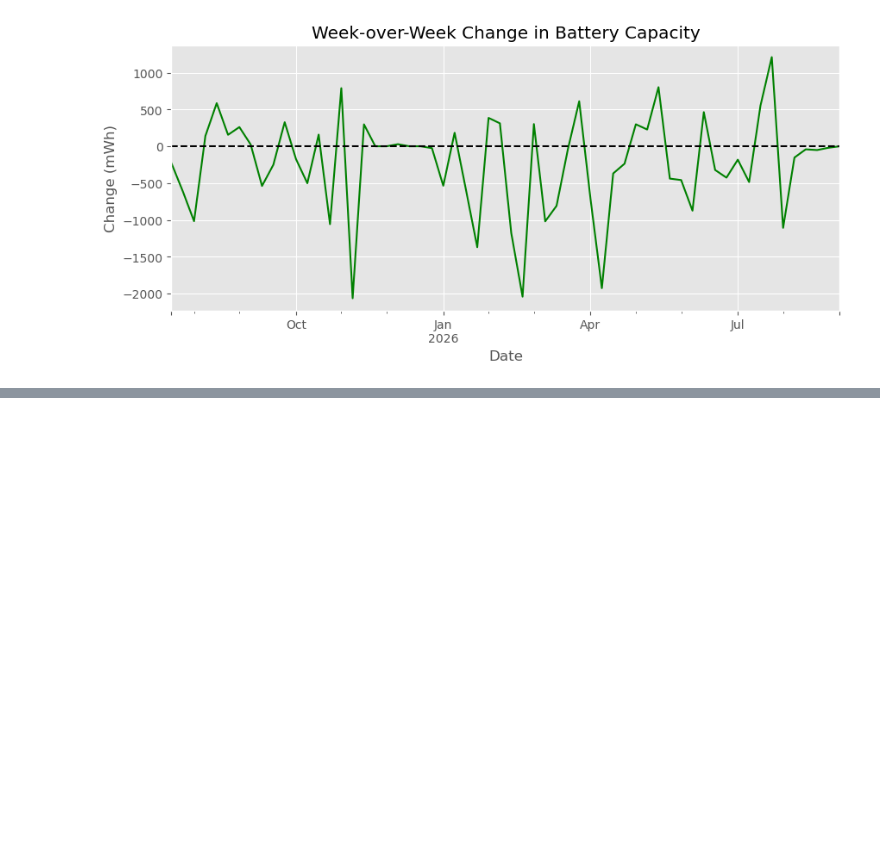
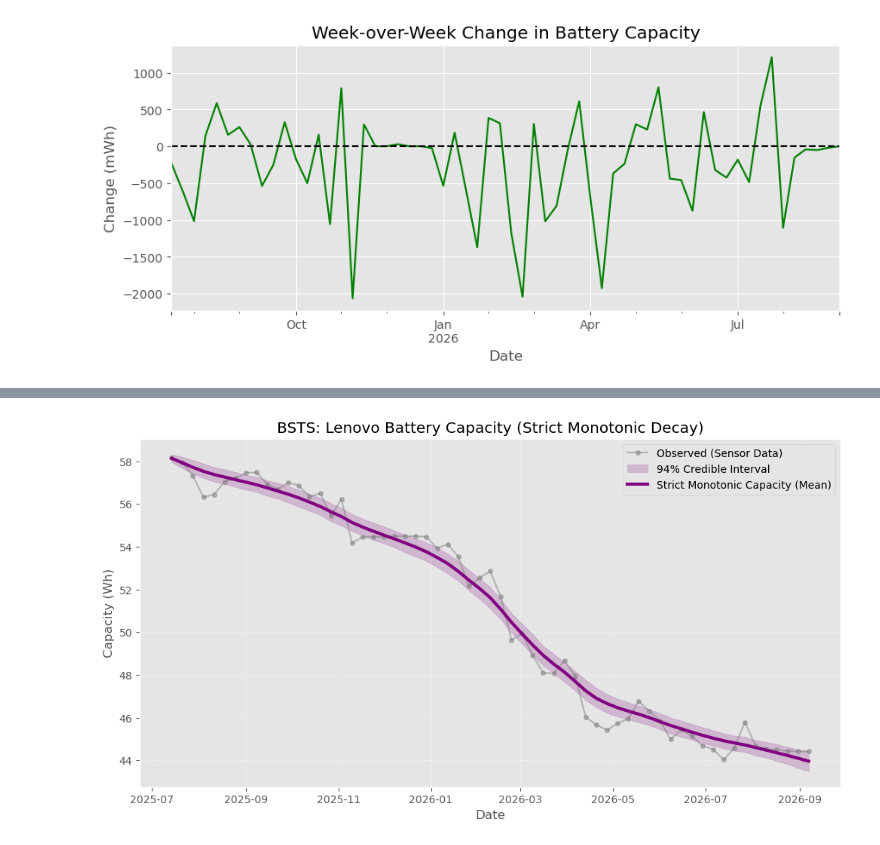
Before and after one commit to Iamkaris/Lenovo-_battery_analysis, a Jupyter notebook: time_series_analysis.ipynb, the cells around one changed output, grey strips where cells are left out. Saved outputs shown, nothing was run; the diff lists cells and outputs as text; code cells hidden in the pictures; blank space fills up the shorter version.

```diff
--- a/time_series_analysis.ipynb
+++ b/time_series_analysis.ipynb
@@ -148,0 +340,29 @@ Warnings:
+# %%
+plt.figure(figsize=(12, 6))
+
+# 1. Raw Data
+plt.plot(df_clean.index, df_clean['Capacity_Wh'],
+         label='Observed (Sensor Data)', color='gray', alpha=0.5, marker='o', markersize=4)
+
+# 2. Calculate the 94% HDI bounds for the monotonic model
+hdi_bounds_mono = az.hdi(trace_monotonic.posterior["true_capacity"], prob=0.94)
+lower_bound_mono = hdi_bounds_mono.sel(ci_bound="lower")
+upper_bound_mono = hdi_bounds_mono.sel(ci_bound="upper")
+
+# 3. Plot the HDI Band
+plt.fill_between(df_clean.index, lower_bound_mono, upper_bound_mono,
+                 color='purple', alpha=0.2, label='94% Credible Interval')
+
+# 4. Plot the Mean Line
+posterior_mean_mono = trace_monotonic.posterior["true_capacity"].mean(dim=["chain", "draw"])
+plt.plot(df_clean.index, posterior_mean_mono,
+         label='Strict Monotonic Capacity (Mean)', color='purple', linewidth=3)
+
+plt.title('BSTS: Lenovo Battery Capacity (Strict Monotonic Decay)')
+plt.xlabel('Date')
+plt.ylabel('Capacity (Wh)')
+plt.legend()
+plt.grid(True, alpha=0.3)
+plt.show()
+# %% [output]
+[figure, added]
```
Also changed, not shown: parts of 13 cells of this notebook, 2 other files.
